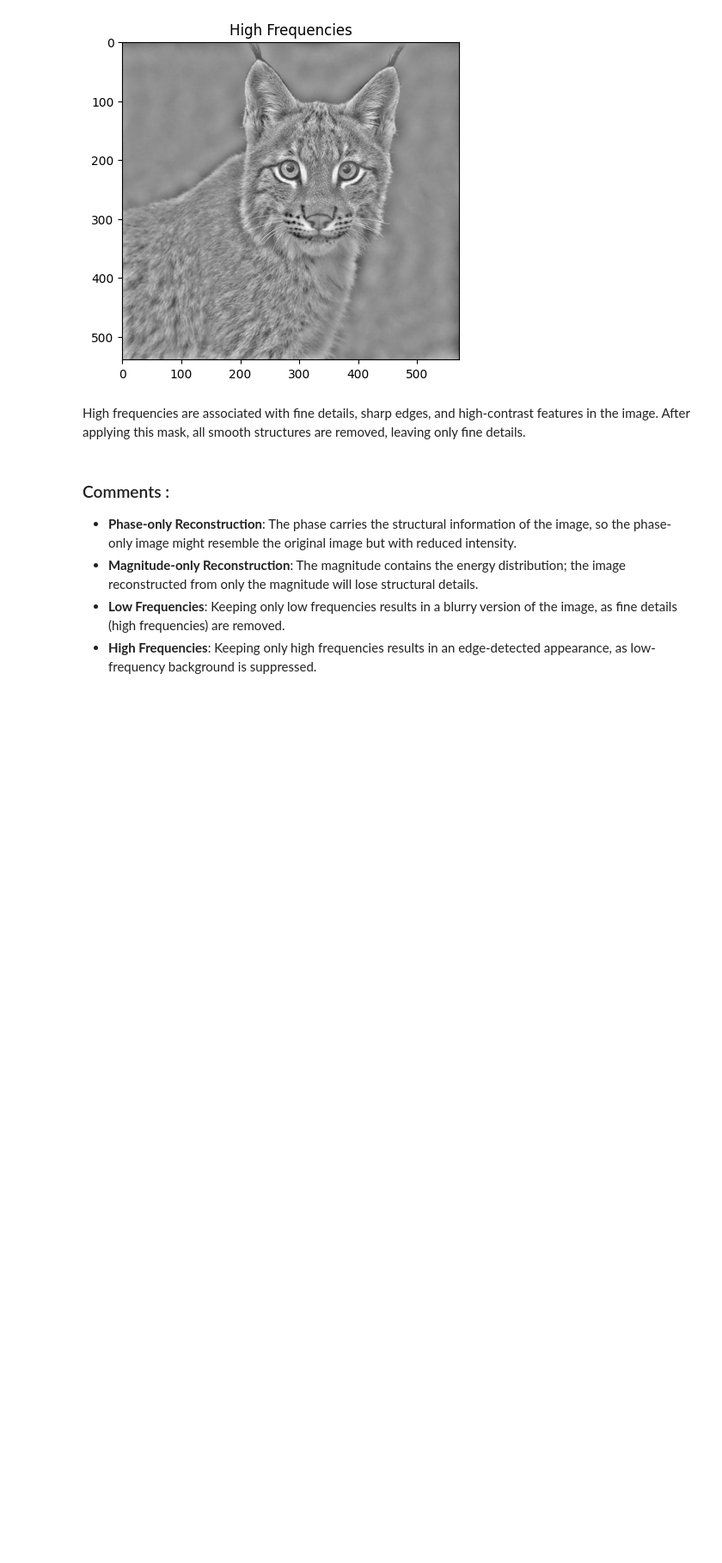
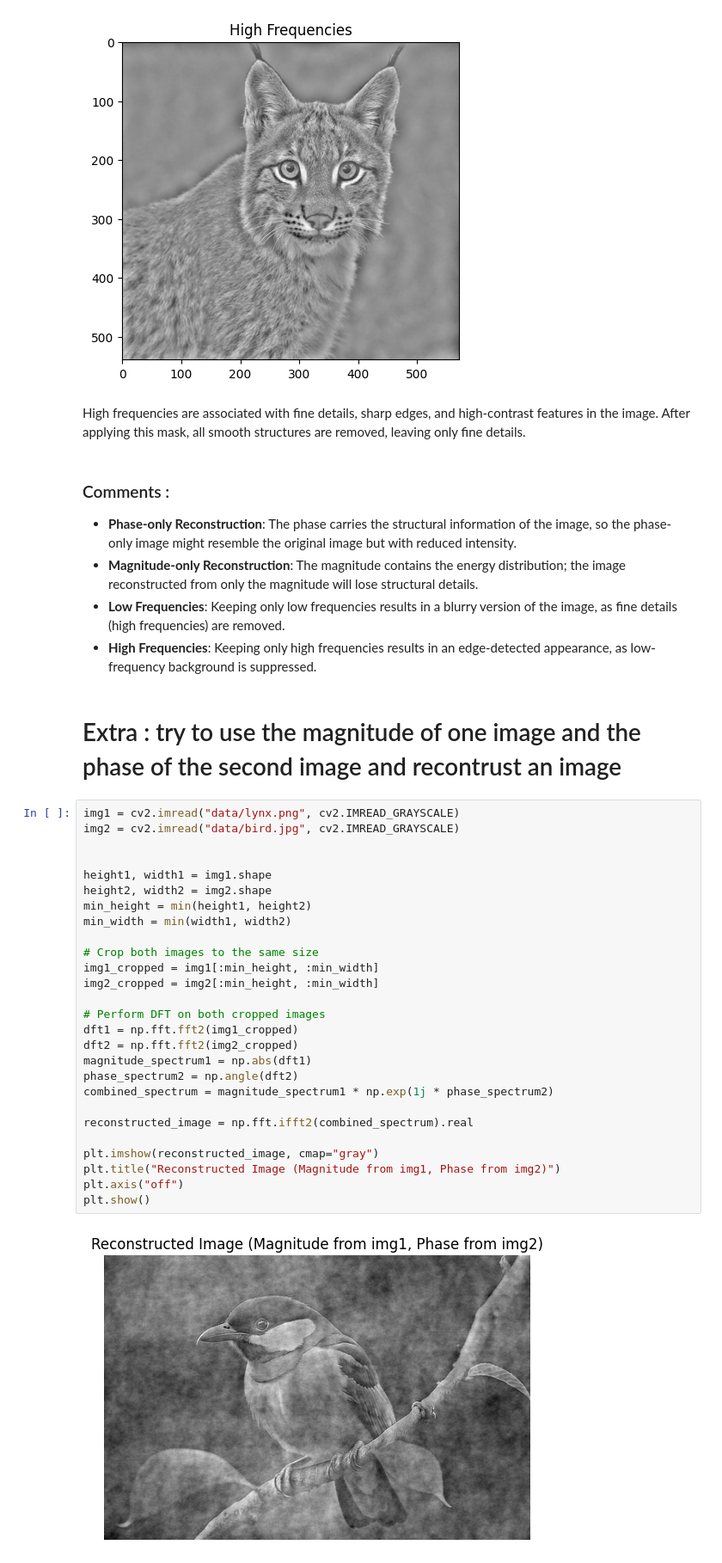
Before and after one commit to Wissemamr/Shape_recognition_and_image_analysis, a Jupyter notebook: LAB4/exo1.ipynb, the cells around one changed output. Shown at 86% size. Saved outputs shown, nothing was run; the diff lists cells and outputs as text; blank space fills up the shorter version.

```diff
--- a/LAB4/exo1.ipynb
+++ b/LAB4/exo1.ipynb
@@ -175,3 +175,34 @@ High frequencies are associated with fine details, sharp edges, and high-contras
 - **Magnitude-only Reconstruction**: The magnitude contains the energy distribution; the image reconstructed from only the magnitude will lose structural details.
 - **Low Frequencies**: Keeping only low frequencies results in a blurry version of the image, as fine details (high frequencies) are removed.
 - **High Frequencies**: Keeping only high frequencies results in an edge-detected appearance, as low-frequency background is suppressed.
+# %% [markdown]
+# Extra : try to use the magnitude of one image and the phase of the second image and recontrust an image
+# %%
+img1 = cv2.imread("data/lynx.png", cv2.IMREAD_GRAYSCALE)
+img2 = cv2.imread("data/bird.jpg", cv2.IMREAD_GRAYSCALE)
+
+
+height1, width1 = img1.shape
+height2, width2 = img2.shape
+min_height = min(height1, height2)
+min_width = min(width1, width2)
+
+# Crop both images to the same size
+img1_cropped = img1[:min_height, :min_width]
+img2_cropped = img2[:min_height, :min_width]
+
+# Perform DFT on both cropped images
+dft1 = np.fft.fft2(img1_cropped)
+dft2 = np.fft.fft2(img2_cropped)
+magnitude_spectrum1 = np.abs(dft1)
+phase_spectrum2 = np.angle(dft2)
+combined_spectrum = magnitude_spectrum1 * np.exp(1j * phase_spectrum2)
+
+reconstructed_image = np.fft.ifft2(combined_spectrum).real
+
+plt.imshow(reconstructed_image, cmap="gray")
+plt.title("Reconstructed Image (Magnitude from img1, Phase from img2)")
+plt.axis("off")
+plt.show()
+# %% [output]
+[figure, added]
```
Also changed, not shown: parts of 1 cell of this notebook, 1 other file.
